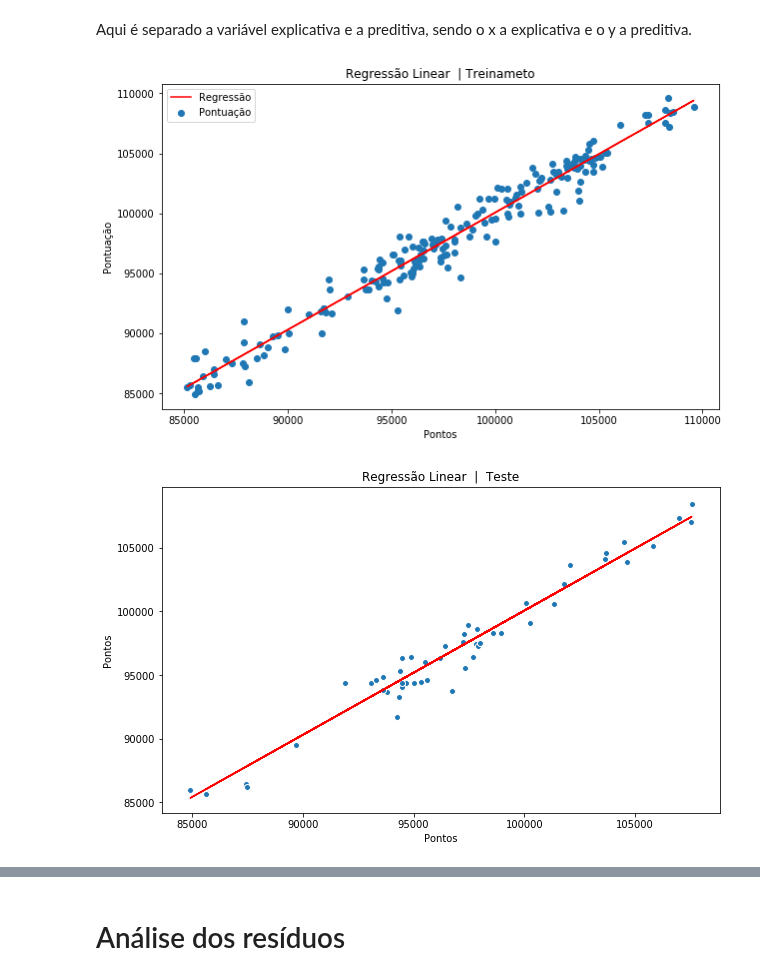
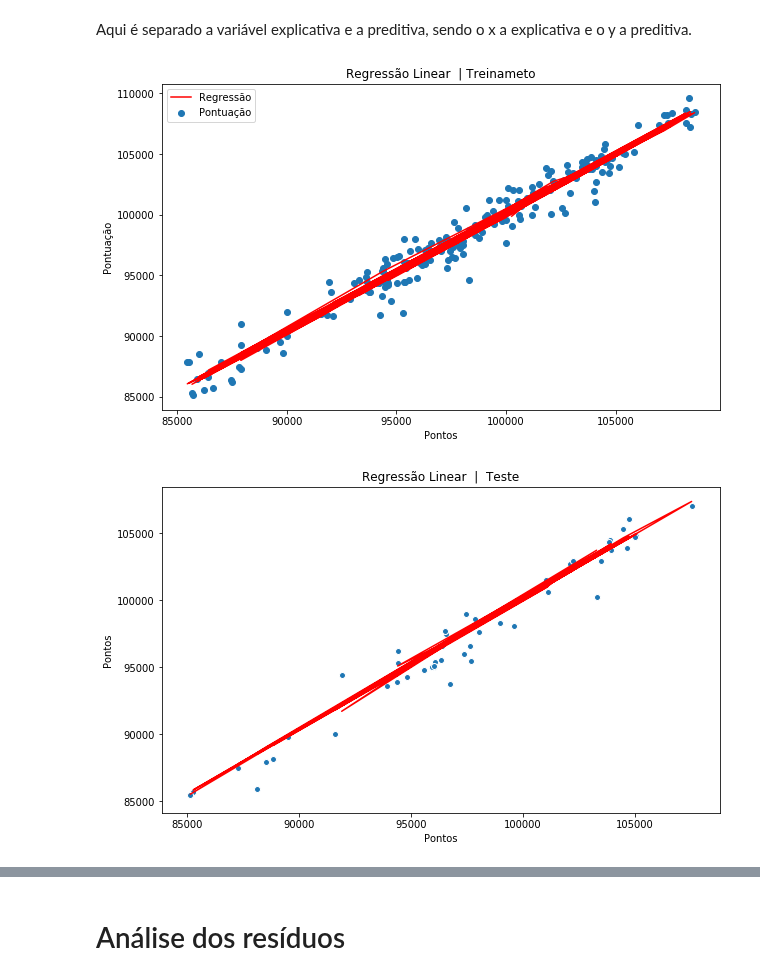
Before and after one commit to pbcarani/P3-Data-Science, a Jupyter notebook: P3_NOVO.ipynb, the cells around one changed output, grey strips where cells are left out. Saved outputs shown, nothing was run; the diff lists cells and outputs as text; code cells hidden in the pictures.

```diff
--- a/P3_NOVO.ipynb
+++ b/P3_NOVO.ipynb
@@ -183,5 +172,18 @@ ibovespa.corr()
 | Fechamento | 0.981372 | 1.000000 |
 # %% [markdown]
 ### Separar dados para treinamento e teste
+# %%
+vals=fechamento.values
+K = 5
+n = len(vals)
+x_dias = []
+for k in range(K):
+    x = vals[k:(n-K+k)]
+    x_dias.append(x)
+
+x_dias = np.array(x_dias).transpose()
+
+X = x_dias[:, :-1]
+y = x_dias[:, -1:]
 # %% [markdown]
 Aqui é separado os dados de teste e os dados para treinamento, os dados dados foram separados na seguinte proporção: 20% para teste e 80% para treinamento
@@ -190,3 +190,5 @@ train, test = train_test_split(ibovespa, test_size=0.20)
+# %%
+X_train, X_test, y_train, y_test = train_test_split(X, y, test_size=0.2)
 # %%
 train.head()
 # %% [output]
@@ -199,8 +201,5 @@ train.head()
 # %% [markdown]
 Aqui é separado a variável explicativa e a preditiva, sendo o x a explicativa e o y a preditiva.
-# %%
-X_train = np.array(train["Fechamento anterior"]).reshape(-1, 1)
-y_train = train['Fechamento']
 # %%
 model = LinearRegression()
 model.fit(X_train, y_train)
@@ -208,11 +207,11 @@ y_pred = model.predict(X_train)
 # %%
 plt.figure(1, figsize=(10,6))
 plt.title('Regressão Linear  | Treinameto' )
-plt.scatter(X_train, y_train, label='Pontuação')
-plt.plot(X_train, y_pred, color='r', label='Regressão')
+plt.scatter(X_train[:,3], y_train, label='Pontuação')
+plt.plot(X_train[:,3], y_pred, color='r', label='Regressão')
 plt.xlabel('Pontos')
 plt.ylabel('Pontuação')
 plt.legend()
 plt.show()
 # %% [output]
-[figure, old version]
+[figure, new version]
@@ -223,14 +220,14 @@ y_pred = model.predict(X_test)
 # %%
 plt.figure(1, figsize=(10,6))
 plt.title('Regressão Linear  |  Teste')
-plt.plot(X_test,y_pred , color='r', label='Regressão')
-plt.scatter(X_test, y_test, edgecolor='w', label='Pontos')
+plt.plot(X_test[:,3],y_pred , color='r', label='Regressão')
+plt.scatter(X_test[:,3], y_test, edgecolor='w', label='Pontos')
 plt.xlabel('Pontos')
 plt.ylabel('Pontos')
 
 plt.show()
 # %% [output]
-[figure, old version]
+[figure, new version]
 # %%
 from sklearn.metrics import explained_variance_score
 explained_variance_score(y_test, y_pred)
```
Also changed, not shown: parts of 10 cells of this notebook.
